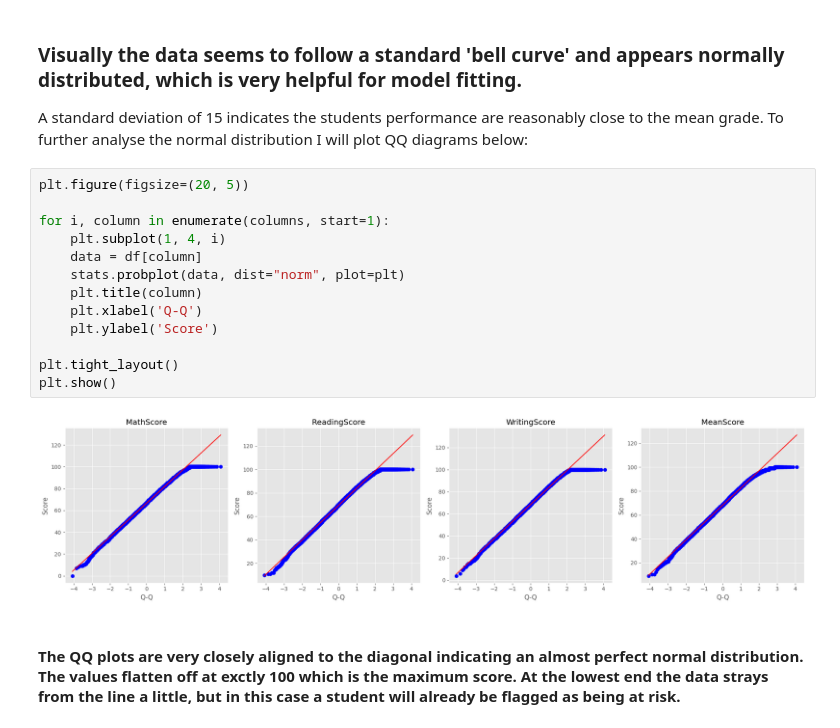
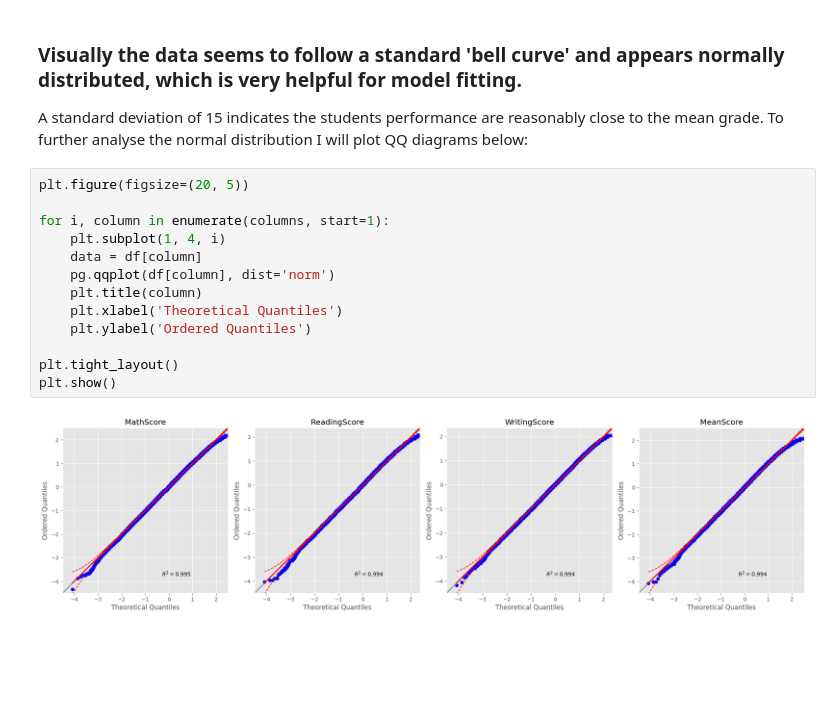
Before and after one commit to A-Hoenig/student-AI, a Jupyter notebook: jupyter_notebooks/Notebook_3_eda.ipynb, the cells around one changed output. Saved outputs shown, nothing was run; the diff lists cells and outputs as text; blank space fills up the shorter version.

Commit message:
finish notbook 3 normal analysis

```diff
--- a/jupyter_notebooks/Notebook_3_eda.ipynb
+++ b/jupyter_notebooks/Notebook_3_eda.ipynb
@@ -346,17 +346,15 @@ A standard deviation of 15 indicates the students performance are reasonably clo
 # %%
 plt.figure(figsize=(20, 5))
 
 for i, column in enumerate(columns, start=1):
     plt.subplot(1, 4, i)
     data = df[column]
-    stats.probplot(data, dist="norm", plot=plt)
+    pg.qqplot(df[column], dist='norm')
     plt.title(column)
-    plt.xlabel('Q-Q')
-    plt.ylabel('Score')
+    plt.xlabel('Theoretical Quantiles')
+    plt.ylabel('Ordered Quantiles')
 
 plt.tight_layout()
 plt.show()
 # %% [output]
-[figure, old version]
+[figure, new version]
-# %% [markdown]
-#### The QQ plots are very closely aligned to the diagonal indicating an almost perfect normal distribution. The values flatten off at exctly 100 which is the maximum score. At the lowest end the data strays from the line a little, but in this case a student will already be flagged as being at risk.
```
Also changed, not shown: parts of 3 cells of this notebook.
